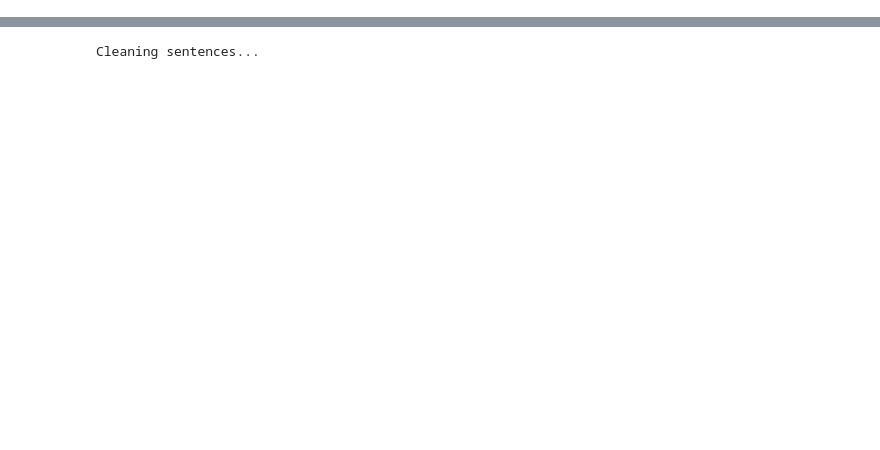
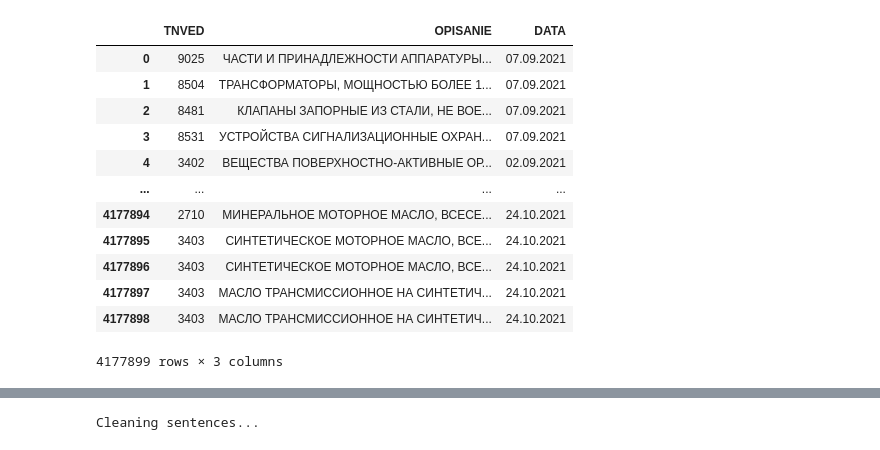
Before and after one commit to qTemiO/Frontier-Control, a Jupyter notebook: notes/rec_sys.ipynb, the cells around one changed output, grey strips where cells are left out. Drawn from its saved outputs; the diff is of its cells as text; code cells hidden in the pictures; blank space fills up the shorter version.

Commit message:
Deployed UserFilter (1-27) FzFilter

```diff
--- a/notes/rec_sys.ipynb
+++ b/notes/rec_sys.ipynb
@@ -19,0 +59,18 @@ df_raw.drop_duplicates(inplace=True)
+# %%
+user_df = pd.read_csv('dataset_20211126.csv', sep=';',encoding='mbcs')
+user_df.drop_duplicates()
+user_df
+# %% [output]
+|  | TNVED | OPISANIE | DATA |
+| 0 | 9025 | ЧАСТИ И ПРИНАДЛЕЖНОСТИ АППАРАТУРЫ... | 07.09.2021 |
+| 1 | 8504 | ТРАНСФОРМАТОРЫ, МОЩНОСТЬЮ БОЛЕЕ 1... | 07.09.2021 |
+| 2 | 8481 | КЛАПАНЫ ЗАПОРНЫЕ ИЗ СТАЛИ, НЕ ВОЕ... | 07.09.2021 |
+| 3 | 8531 | УСТРОЙСТВА СИГНАЛИЗАЦИОННЫЕ ОХРАН... | 07.09.2021 |
+| 4 | 3402 | ВЕЩЕСТВА ПОВЕРХНОСТНО-АКТИВНЫЕ ОР... | 02.09.2021 |
+| ... | ... | ... | ... |
+| 4177894 | 2710 | МИНЕРАЛЬНОЕ МОТОРНОЕ МАСЛО, ВСЕСЕ... | 24.10.2021 |
+| 4177895 | 3403 | СИНТЕТИЧЕСКОЕ МОТОРНОЕ МАСЛО, ВСЕ... | 24.10.2021 |
+| 4177896 | 3403 | СИНТЕТИЧЕСКОЕ МОТОРНОЕ МАСЛО, ВСЕ... | 24.10.2021 |
+| 4177897 | 3403 | МАСЛО ТРАНСМИССИОННОЕ НА СИНТЕТИЧ... | 24.10.2021 |
+| 4177898 | 3403 | МАСЛО ТРАНСМИССИОННОЕ НА СИНТЕТИЧ... | 24.10.2021 |
+4177899 rows × 3 columns
```
Also changed, not shown: parts of 23 cells of this notebook, 20 other files.
